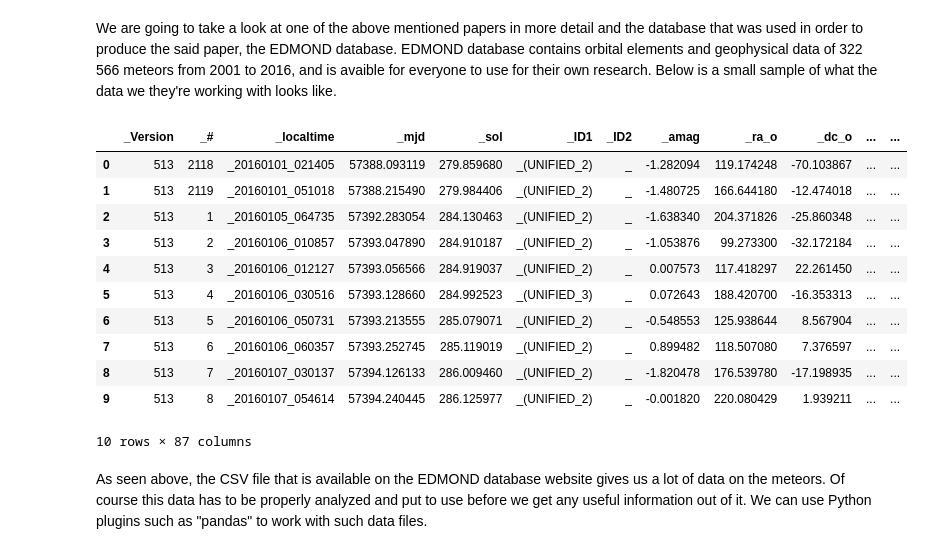
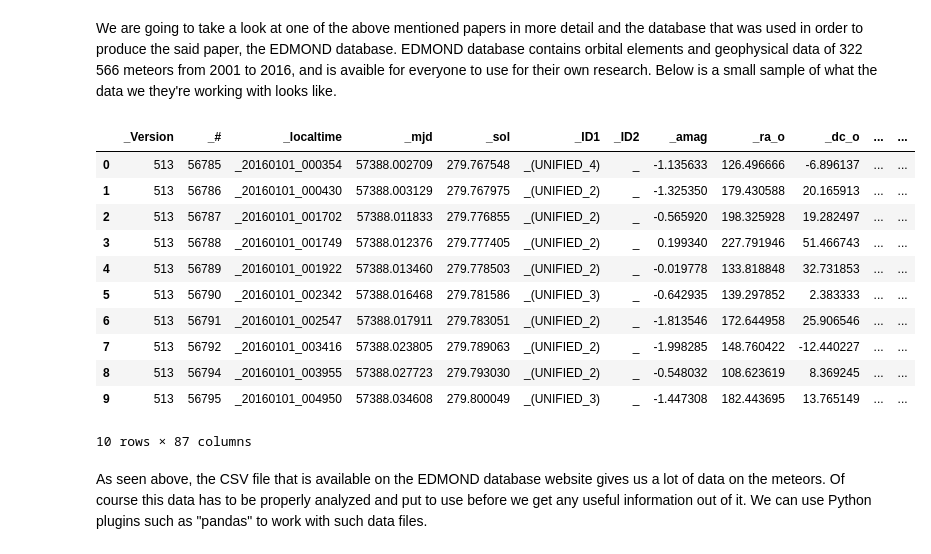
Before and after one commit to dimistrija/Meteors_Project, a Jupyter notebook: Meteors.ipynb, the cells around one changed output. Drawn from its saved outputs; the diff is of its cells as text; code cells hidden in the pictures.

```diff
--- a/Meteors.ipynb
+++ b/Meteors.ipynb
@@ -55,22 +55,22 @@ EDMOND database contains orbital elements and geophysical data of 322 566 meteor
 # %%
 import pandas as pd
 
-csv_file_path = 'EDM1.csv'
+csv_file_path = 'EDM.csv'
 
 df = pd.read_csv(csv_file_path, nrows=10)
 df
 # %% [output]
 |  | _Version | _# | _localtime | _mjd | _sol | _ID1 | _ID2 | _amag | _ra_o | _dc_o | ... | ... |
-| 0 | 513 | 2118 | _20160101_021405 | 57388.093119 | 279.859680 | _(UNIFIED_2) | _ | -1.282094 | 119.174248 | -70.103867 | ... | ... |
-| 1 | 513 | 2119 | _20160101_051018 | 57388.215490 | 279.984406 | _(UNIFIED_2) | _ | -1.480725 | 166.644180 | -12.474018 | ... | ... |
-| 2 | 513 | 1 | _20160105_064735 | 57392.283054 | 284.130463 | _(UNIFIED_2) | _ | -1.638340 | 204.371826 | -25.860348 | ... | ... |
-| 3 | 513 | 2 | _20160106_010857 | 57393.047890 | 284.910187 | _(UNIFIED_2) | _ | -1.053876 | 99.273300 | -32.172184 | ... | ... |
-| 4 | 513 | 3 | _20160106_012127 | 57393.056566 | 284.919037 | _(UNIFIED_2) | _ | 0.007573 | 117.418297 | 22.261450 | ... | ... |
-| 5 | 513 | 4 | _20160106_030516 | 57393.128660 | 284.992523 | _(UNIFIED_3) | _ | 0.072643 | 188.420700 | -16.353313 | ... | ... |
-| 6 | 513 | 5 | _20160106_050731 | 57393.213555 | 285.079071 | _(UNIFIED_2) | _ | -0.548553 | 125.938644 | 8.567904 | ... | ... |
-| 7 | 513 | 6 | _20160106_060357 | 57393.252745 | 285.119019 | _(UNIFIED_2) | _ | 0.899482 | 118.507080 | 7.376597 | ... | ... |
-| 8 | 513 | 7 | _20160107_030137 | 57394.126133 | 286.009460 | _(UNIFIED_2) | _ | -1.820478 | 176.539780 | -17.198935 | ... | ... |
-| 9 | 513 | 8 | _20160107_054614 | 57394.240445 | 286.125977 | _(UNIFIED_2) | _ | -0.001820 | 220.080429 | 1.939211 | ... | ... |
+| 0 | 513 | 56785 | _20160101_000354 | 57388.002709 | 279.767548 | _(UNIFIED_4) | _ | -1.135633 | 126.496666 | -6.896137 | ... | ... |
+| 1 | 513 | 56786 | _20160101_000430 | 57388.003129 | 279.767975 | _(UNIFIED_2) | _ | -1.325350 | 179.430588 | 20.165913 | ... | ... |
+| 2 | 513 | 56787 | _20160101_001702 | 57388.011833 | 279.776855 | _(UNIFIED_2) | _ | -0.565920 | 198.325928 | 19.282497 | ... | ... |
+| 3 | 513 | 56788 | _20160101_001749 | 57388.012376 | 279.777405 | _(UNIFIED_2) | _ | 0.199340 | 227.791946 | 51.466743 | ... | ... |
+| 4 | 513 | 56789 | _20160101_001922 | 57388.013460 | 279.778503 | _(UNIFIED_2) | _ | -0.019778 | 133.818848 | 32.731853 | ... | ... |
+| 5 | 513 | 56790 | _20160101_002342 | 57388.016468 | 279.781586 | _(UNIFIED_3) | _ | -0.642935 | 139.297852 | 2.383333 | ... | ... |
+| 6 | 513 | 56791 | _20160101_002547 | 57388.017911 | 279.783051 | _(UNIFIED_2) | _ | -1.813546 | 172.644958 | 25.906546 | ... | ... |
+| 7 | 513 | 56792 | _20160101_003416 | 57388.023805 | 279.789063 | _(UNIFIED_2) | _ | -1.998285 | 148.760422 | -12.440227 | ... | ... |
+| 8 | 513 | 56794 | _20160101_003955 | 57388.027723 | 279.793030 | _(UNIFIED_2) | _ | -0.548032 | 108.623619 | 8.369245 | ... | ... |
+| 9 | 513 | 56795 | _20160101_004950 | 57388.034608 | 279.800049 | _(UNIFIED_3) | _ | -1.447308 | 182.443695 | 13.765149 | ... | ... |
 10 rows × 87 columns
 # %% [markdown]
 As seen above, the CSV file that is available on the EDMOND database website gives us a lot of data on the meteors. Of course this data has to be properly analyzed and put to use before we get any useful information out of it. We can use Python plugins such as "pandas" to work with such data files.
```
Also changed, not shown: parts of 5 cells of this notebook, 2 other files.
